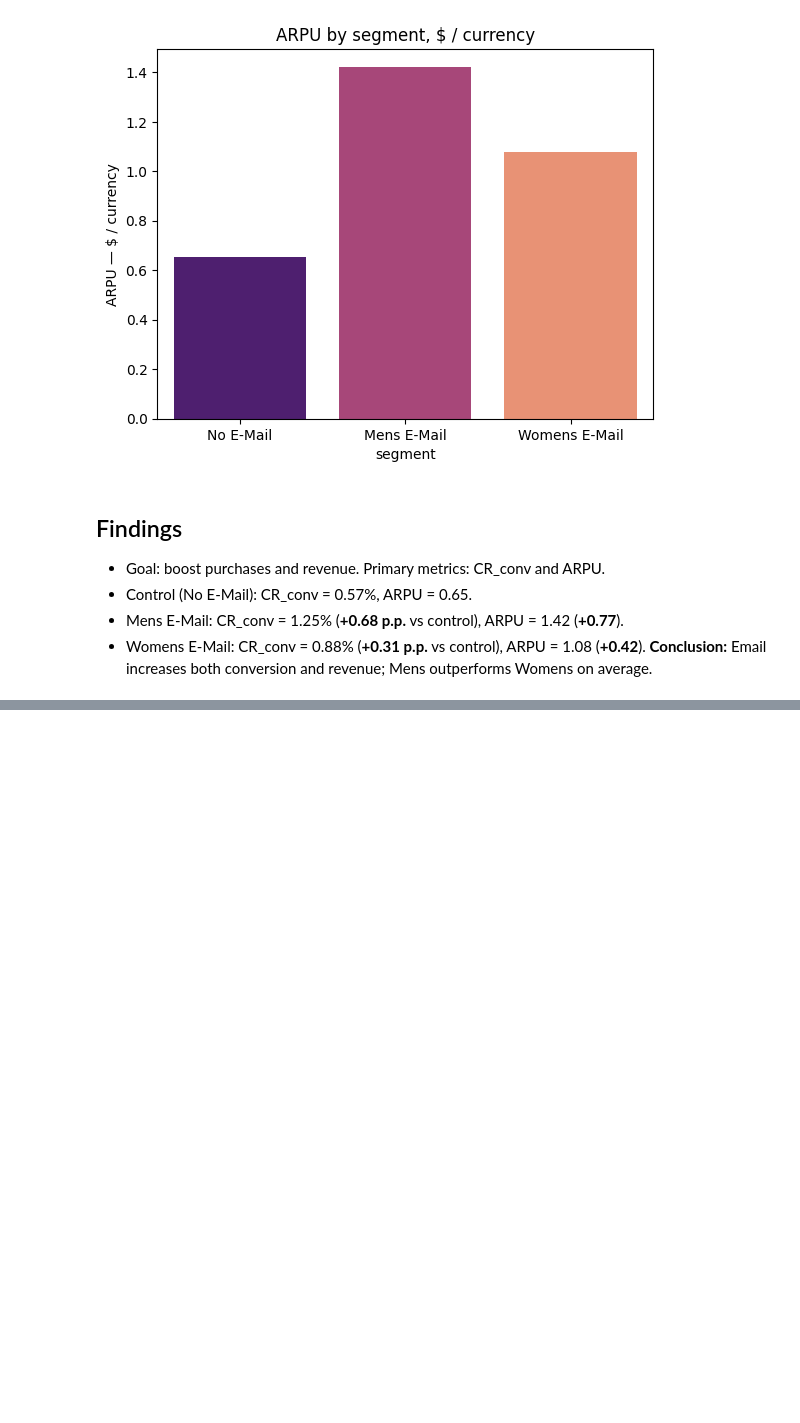
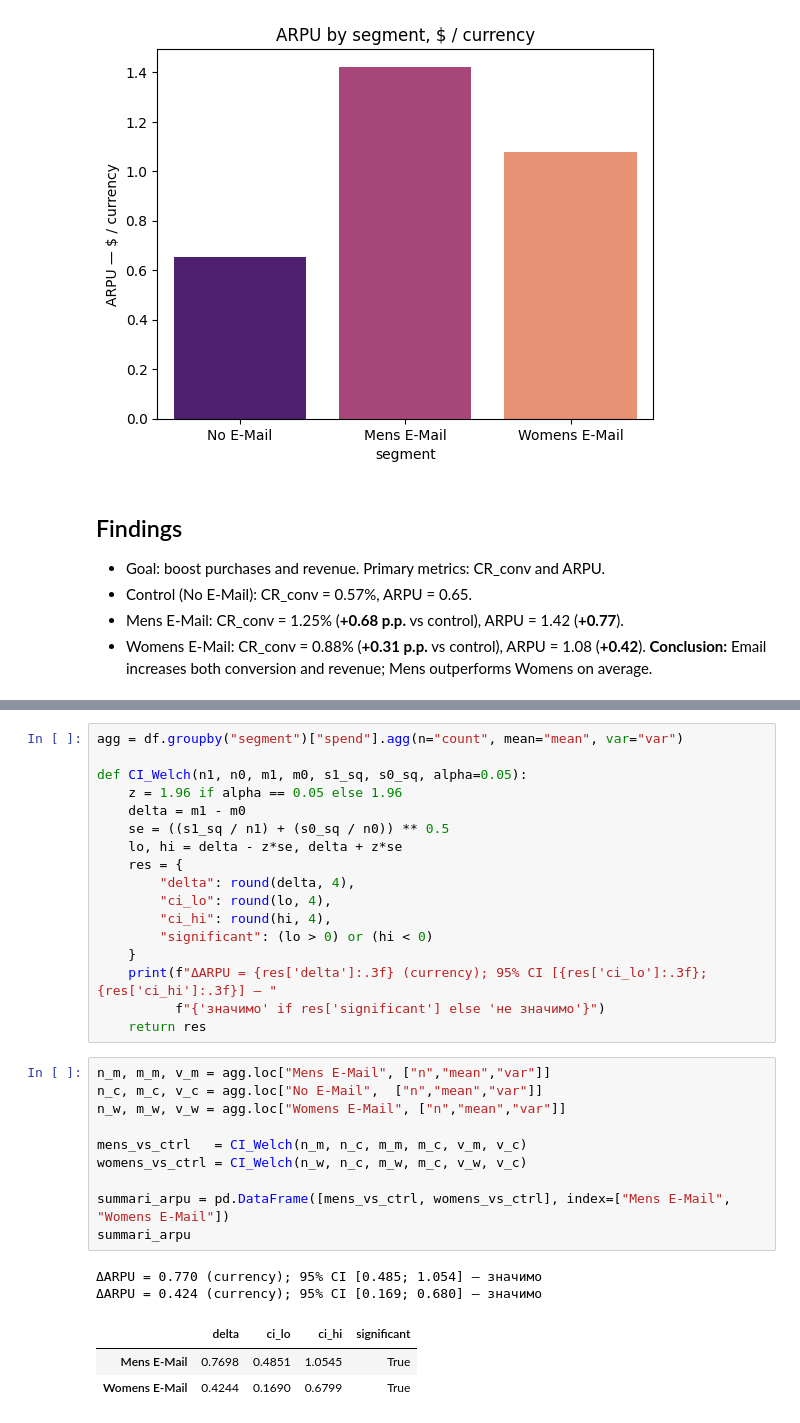
Before and after one commit to qpx-hatikrist/email-uplift-ab, a Jupyter notebook: notebooks/01_eda.ipynb, the cells around one changed output, grey strips where cells are left out. Cells and saved outputs as stored; diff of their text form; blank space fills up the shorter version.

Commit message:
added CI for ARPU, CR

```diff
--- a/notebooks/01_eda.ipynb
+++ b/notebooks/01_eda.ipynb
@@ -124,0 +167,33 @@ plt.savefig("../reports/figures/arpu_by_segment.png", dpi=200)
+# %%
+agg = df.groupby("segment")["spend"].agg(n="count", mean="mean", var="var")
+
+def CI_Welch(n1, n0, m1, m0, s1_sq, s0_sq, alpha=0.05):
+    z = 1.96 if alpha == 0.05 else 1.96
+    delta = m1 - m0
+    se = ((s1_sq / n1) + (s0_sq / n0)) ** 0.5
+    lo, hi = delta - z*se, delta + z*se
+    res = {
+        "delta": round(delta, 4),
+        "ci_lo": round(lo, 4),
+        "ci_hi": round(hi, 4),
+        "significant": (lo > 0) or (hi < 0)
+    }
+    print(f"ΔARPU = {res['delta']:.3f} (currency); 95% CI [{res['ci_lo']:.3f}; {res['ci_hi']:.3f}] — "
+          f"{'значимо' if res['significant'] else 'не значимо'}")
+    return res
+# %%
+n_m, m_m, v_m = agg.loc["Mens E-Mail", ["n","mean","var"]]
+n_c, m_c, v_c = agg.loc["No E-Mail",  ["n","mean","var"]]
+n_w, m_w, v_w = agg.loc["Womens E-Mail", ["n","mean","var"]]
+
+mens_vs_ctrl   = CI_Welch(n_m, n_c, m_m, m_c, v_m, v_c)
+womens_vs_ctrl = CI_Welch(n_w, n_c, m_w, m_c, v_w, v_c)
+
+summari_arpu = pd.DataFrame([mens_vs_ctrl, womens_vs_ctrl], index=["Mens E-Mail", "Womens E-Mail"])
+summari_arpu
+# %% [output]
+ΔARPU = 0.770 (currency); 95% CI [0.485; 1.054] — значимо
+ΔARPU = 0.424 (currency); 95% CI [0.169; 0.680] — значимо
+|  | delta | ci_lo | ci_hi | significant |
+| Mens E-Mail | 0.7698 | 0.4851 | 1.0545 | True |
+| Womens E-Mail | 0.4244 | 0.1690 | 0.6799 | True |
```
Also changed, not shown: parts of 6 cells of this notebook.
